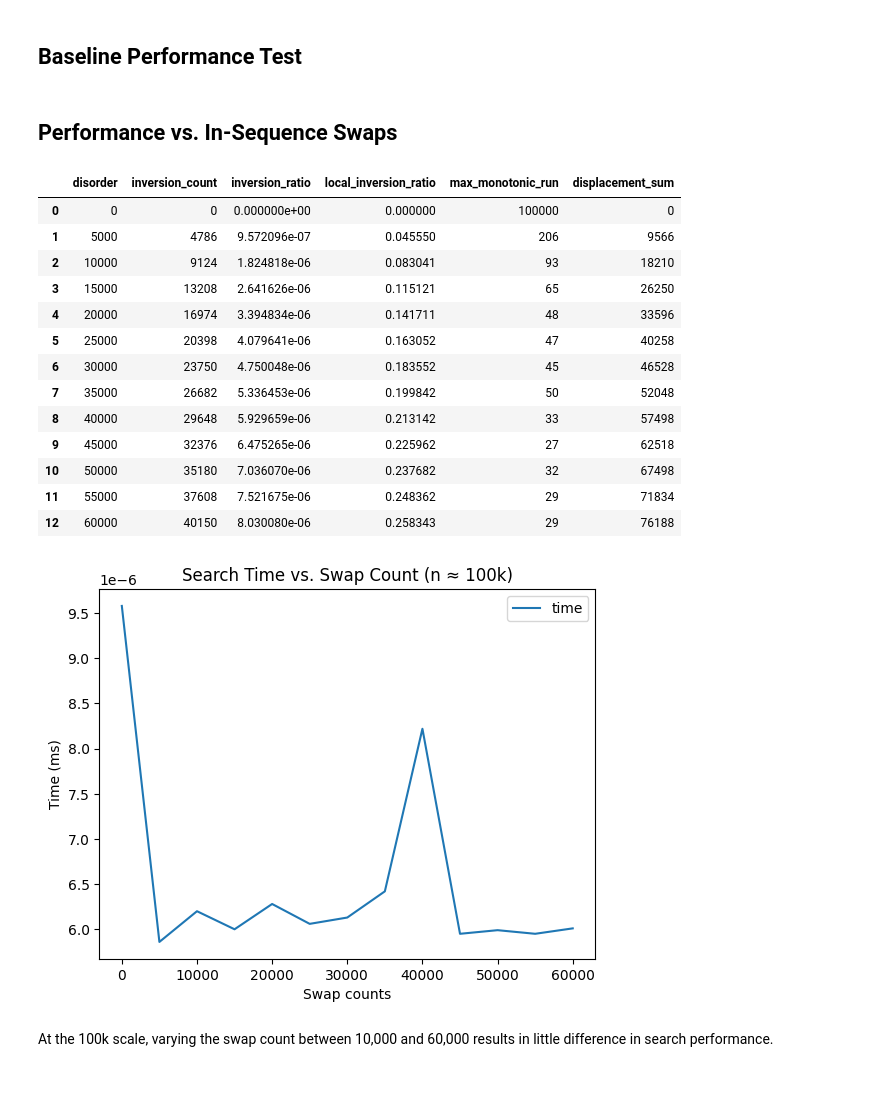
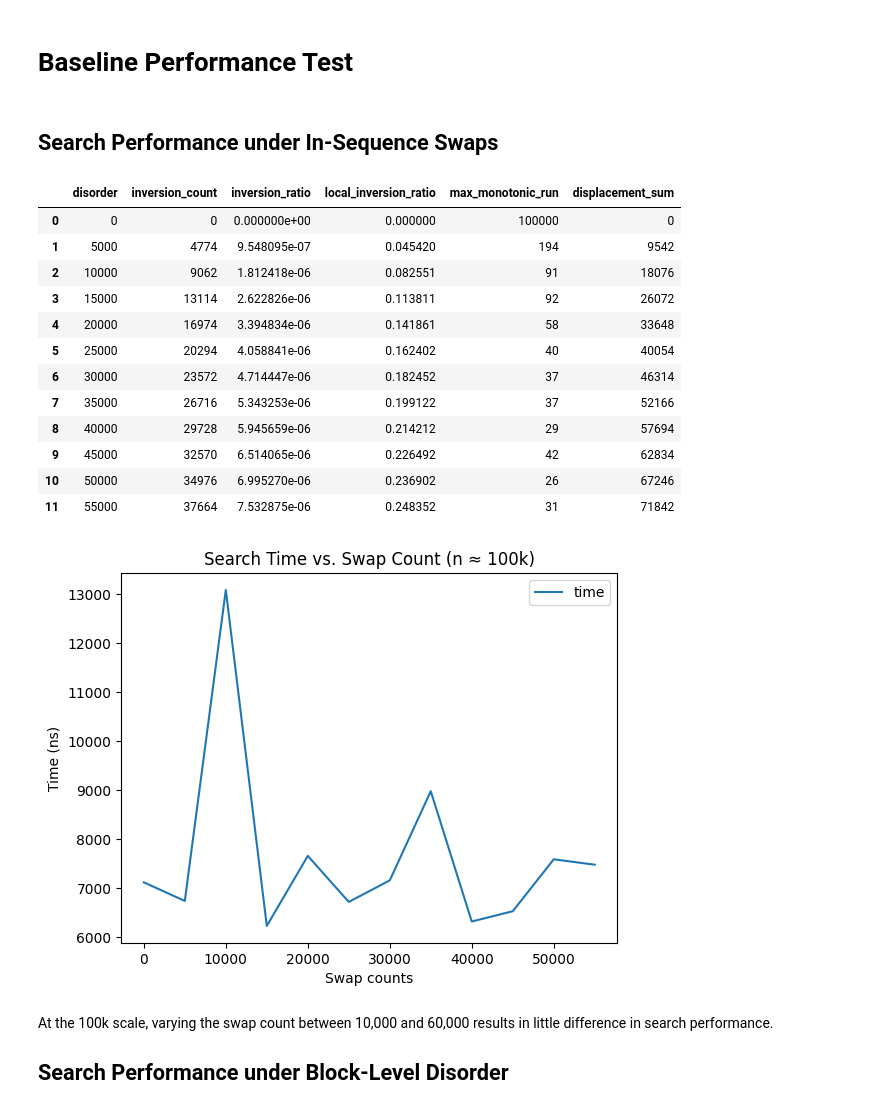
Before and after one commit to SHIINASAMA/nearorder, a Jupyter notebook: analysis/perf.ipynb, the cells around one changed output. Drawn from its saved outputs; the diff is of its cells as text; code cells hidden in the pictures; blank space fills up the shorter version.

```diff
--- a/analysis/perf.ipynb
+++ b/analysis/perf.ipynb
@@ -1,5 +1,5 @@
 # %% [markdown]
-## Baseline Performance Test
+# Baseline Performance Test
 # %%
 import time
 import statistics
@@ -7,9 +7,9 @@ import statistics
 def bench(func, args, repeat=10):
     times = []
     for _ in range(repeat):
-        start = time.perf_counter()
+        start = time.perf_counter_ns()
         func(*args)
-        times.append(time.perf_counter() - start)
+        times.append(time.perf_counter_ns() - start)
     return statistics.mean(times)
 # %%
 from nearorder.math.generate import base_sequence
@@ -17,54 +17,55 @@ from nearorder.math.generate import base_sequence
 seq = base_sequence(100000)
 # seq
 # %% [markdown]
-## Performance vs. In-Sequence Swaps
+## Search Performance under In-Sequence Swaps
 # %%
 from nearorder.math.generate import inject_adjacent_swaps
 from nearorder.math.metrics import disorder_metrics
 from nearorder.bisect import binary_search
 
 import random
 import pandas as pd
 
 num = random.randint(1, 100000)
 
 def test_find_num(xs):
     binary_search(xs, num)
 
 time_rows = []
 disorder_rows = []
 
-for disorder in [0, 5000, 10000, 15000, 20000, 25000, 30000, 35000, 40000, 45000, 50000, 55000, 60000]:
+for disorder in range(0, 60000, 5000):
     target = inject_adjacent_swaps(xs=seq, swaps=disorder)
     t = bench(test_find_num, args=[target])
     time_rows.append({"disorder": disorder, "time": t})
     metrics = disorder_metrics(target)
     metrics.pop('n')
     disorder_rows.append({"disorder": disorder} | metrics)
 
 df1 = pd.DataFrame(time_rows)
 ax = df1.plot(x="disorder")
 ax.set_xlabel("Swap counts")
-ax.set_ylabel("Time (ms)")
+ax.set_ylabel("Time (ns)")
 ax.set_title("Search Time vs. Swap Count (n ≈ 100k)")
 
 df2 = pd.DataFrame(disorder_rows)
 df2
 # %% [output]
 |  | disorder | inversion_count | inversion_ratio | local_inversion_ratio | max_monotonic_run | displacement_sum |
 | 0 | 0 | 0 | 0.000000e+00 | 0.000000 | 100000 | 0 |
-| 1 | 5000 | 4786 | 9.572096e-07 | 0.045550 | 206 | 9566 |
-| 2 | 10000 | 9124 | 1.824818e-06 | 0.083041 | 93 | 18210 |
-| 3 | 15000 | 13208 | 2.641626e-06 | 0.115121 | 65 | 26250 |
-| 4 | 20000 | 16974 | 3.394834e-06 | 0.141711 | 48 | 33596 |
-| 5 | 25000 | 20398 | 4.079641e-06 | 0.163052 | 47 | 40258 |
-| 6 | 30000 | 23750 | 4.750048e-06 | 0.183552 | 45 | 46528 |
-| 7 | 35000 | 26682 | 5.336453e-06 | 0.199842 | 50 | 52048 |
-| 8 | 40000 | 29648 | 5.929659e-06 | 0.213142 | 33 | 57498 |
-| 9 | 45000 | 32376 | 6.475265e-06 | 0.225962 | 27 | 62518 |
-| 10 | 50000 | 35180 | 7.036070e-06 | 0.237682 | 32 | 67498 |
-| 11 | 55000 | 37608 | 7.521675e-06 | 0.248362 | 29 | 71834 |
-| 12 | 60000 | 40150 | 8.030080e-06 | 0.258343 | 29 | 76188 |
+| 1 | 5000 | 4774 | 9.548095e-07 | 0.045420 | 194 | 9542 |
+| 2 | 10000 | 9062 | 1.812418e-06 | 0.082551 | 91 | 18076 |
+| 3 | 15000 | 13114 | 2.622826e-06 | 0.113811 | 92 | 26072 |
+| 4 | 20000 | 16974 | 3.394834e-06 | 0.141861 | 58 | 33648 |
+| 5 | 25000 | 20294 | 4.058841e-06 | 0.162402 | 40 | 40054 |
+| 6 | 30000 | 23572 | 4.714447e-06 | 0.182452 | 37 | 46314 |
+| 7 | 35000 | 26716 | 5.343253e-06 | 0.199122 | 37 | 52166 |
+| 8 | 40000 | 29728 | 5.945659e-06 | 0.214212 | 29 | 57694 |
+| 9 | 45000 | 32570 | 6.514065e-06 | 0.226492 | 42 | 62834 |
+| 10 | 50000 | 34976 | 6.995270e-06 | 0.236902 | 26 | 67246 |
+| 11 | 55000 | 37664 | 7.532875e-06 | 0.248352 | 31 | 71842 |
-[figure, old version]
+[figure, new version]
 # %% [markdown]
 At the 100k scale, varying the swap count between 10,000 and 60,000 results in little difference in search performance.
+
+## Search Performance under Block-Level Disorder
```
Also changed, not shown: parts of 4 cells of this notebook.
